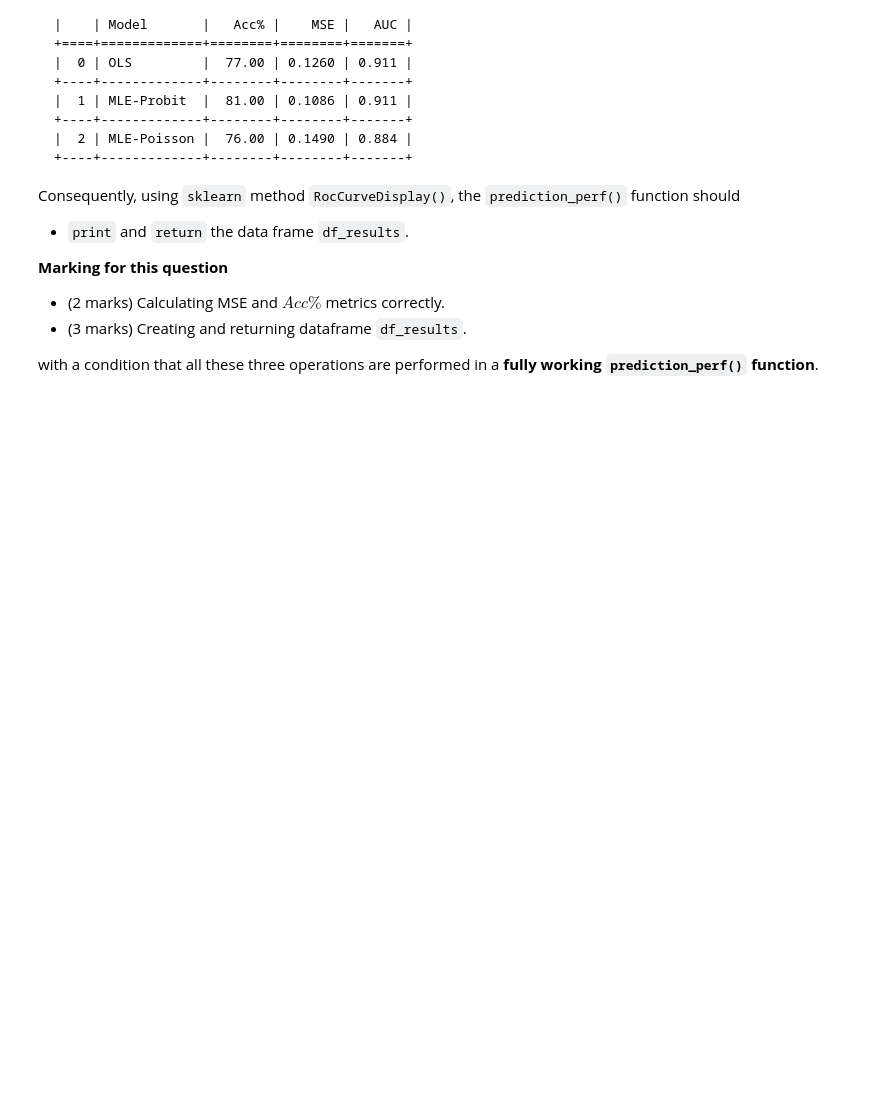
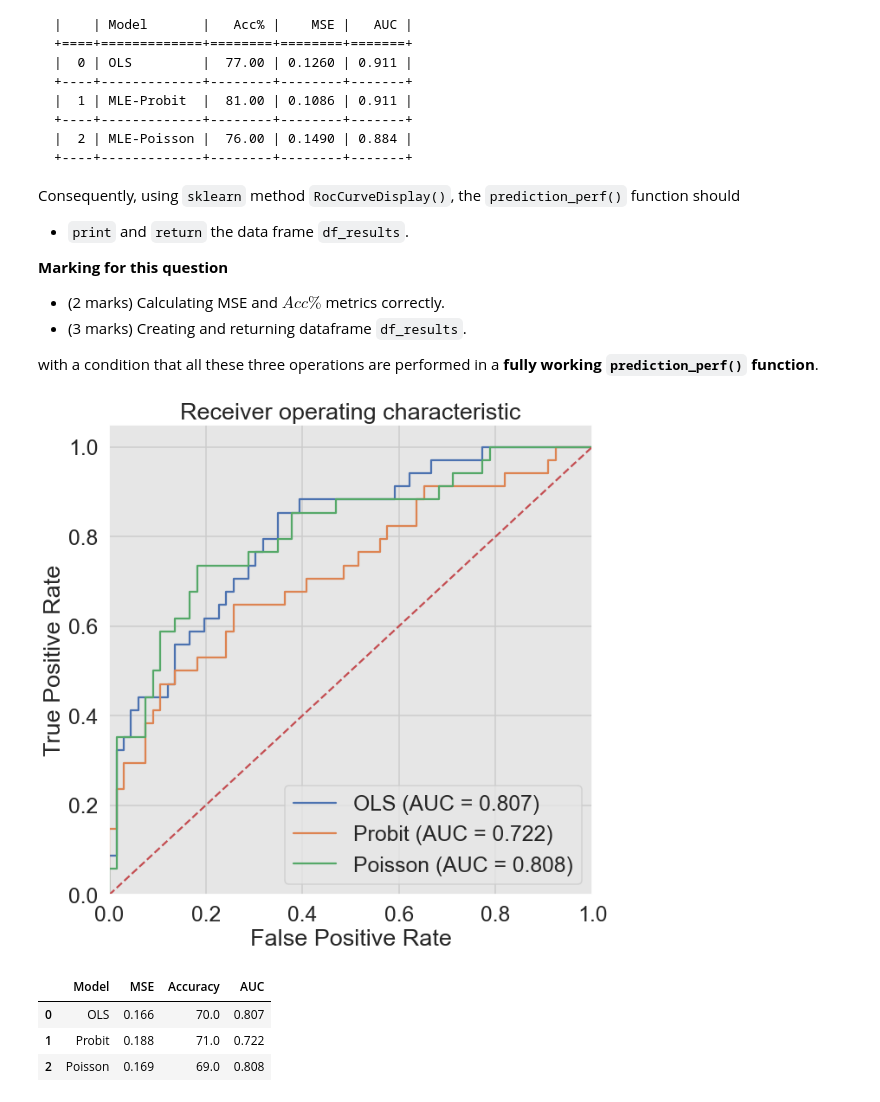
Before and after one commit to Joyfreaky/Computational-Data-Science, a Jupyter notebook: P2.ipynb, the cells around one changed output. Drawn from its saved outputs; the diff is of its cells as text; code cells hidden in the pictures; blank space fills up the shorter version.

```diff
--- a/P2.ipynb
+++ b/P2.ipynb
@@ -568,7 +680,3 @@ This function should return:
  - `df_pred`
 
  - `MLE_model_predictions` is a `tuple` which stores the predicted outputs for each three models.
-# %%
-def ML_predict(df_pred, MLE_model_fits):
-    # your code here
-    return MLE_model_predictions
@@ -624,0 +779,64 @@ def prediction_perf(gt, MLE_model_predictions):
+# %%
+from sklearn import metrics as m
+def prediction_perf(gt, MLE_model_predictions):
+    # unpack the tuple
+    (pred_ols, pred_probit, pred_poisson, pred_ols2, pred_probit2, pred_poisson2) = MLE_model_predictions
+
+    # Calculate the Mean Squared Error of the predictions
+    MSE_ols = np.round(np.mean((pred_ols - gt )**2), 3)
+    MSE_probit = np.round(np.mean((pred_probit - gt )**2), 3)
+    MSE_poisson = np.round(np.mean((pred_poisson - gt )**2), 3)
+
+    # Calculate the Accuracy percentage of the predictions
+
+    accuracy_ols = np.round(np.mean(pred_ols2 == gt), 3) * 100
+    accuracy_probit = np.round(np.mean(pred_probit2 == gt), 3) * 100
+    accuracy_poisson = np.round(np.mean(pred_poisson2 == gt), 3) * 100
+
+    # Calculate the AUC of the predictions
+    auc_ols = np.round(m.roc_auc_score(gt, pred_ols), 3)
+    auc_probit = np.round(m.roc_auc_score(gt, pred_probit), 3)
+    auc_poisson = np.round(m.roc_auc_score(gt, pred_poisson), 3)
+
+    # plot the ROC curve
+    fpr_ols, tpr_ols, thresholds_ols = m.roc_curve(gt, pred_ols)
+    fpr_probit, tpr_probit, thresholds_probit = m.roc_curve(gt, pred_probit)
+    fpr_poisson, tpr_poisson, thresholds_poisson = m.roc_curve(gt, pred_poisson)
+
+    # Calculate the Area Under the Curve (AUC)
+    auc_ols = np.round(m.roc_auc_score(gt, pred_ols), 3)
+    auc_probit = np.round(m.roc_auc_score(gt, pred_probit), 3)
+    auc_poisson = np.round(m.roc_auc_score(gt, pred_poisson), 3)
+
+
+    # plot the ROC curve
+
+    plt.figure(figsize=(10,10))
+    plt.plot(fpr_ols, tpr_ols, label='OLS (AUC = %0.3f)' % auc_ols)
+    plt.plot(fpr_probit, tpr_probit, label='Probit (AUC = %0.3f)' % auc_probit)
+    plt.plot(fpr_poisson, tpr_poisson, label='Poisson (AUC = %0.3f)' % auc_poisson)
+    plt.plot([0, 1], [0, 1],'r--')
+    plt.xlim([0.0, 1.0])
+    plt.ylim([0.0, 1.05])
+    plt.xlabel('False Positive Rate')
+    plt.ylabel('True Positive Rate')
+    plt.title('Receiver operating characteristic')
+    plt.legend(loc="lower right")
+    plt.show()
+
+    # Create a dataframe of the performance metrics
+    df_results = pd.DataFrame({'Model': ['OLS', 'Probit', 'Poisson'],
+                                        'MSE': [MSE_ols, MSE_probit, MSE_poisson],
+                                        'Accuracy': [accuracy_ols, accuracy_probit, accuracy_poisson],
+                                        'AUC': [auc_ols, auc_probit, auc_poisson]})
+
+    return df_results
+
+
+prediction_perf(df_pred['FTR'], MLE_model_predictions)
+# %% [output]
+[figure, added]
+|  | Model | MSE | Accuracy | AUC |
+| 0 | OLS | 0.166 | 70.0 | 0.807 |
+| 1 | Probit | 0.188 | 71.0 | 0.722 |
+| 2 | Poisson | 0.169 | 69.0 | 0.808 |
```
Also changed, not shown: parts of 12 cells of this notebook, 2 other files.
